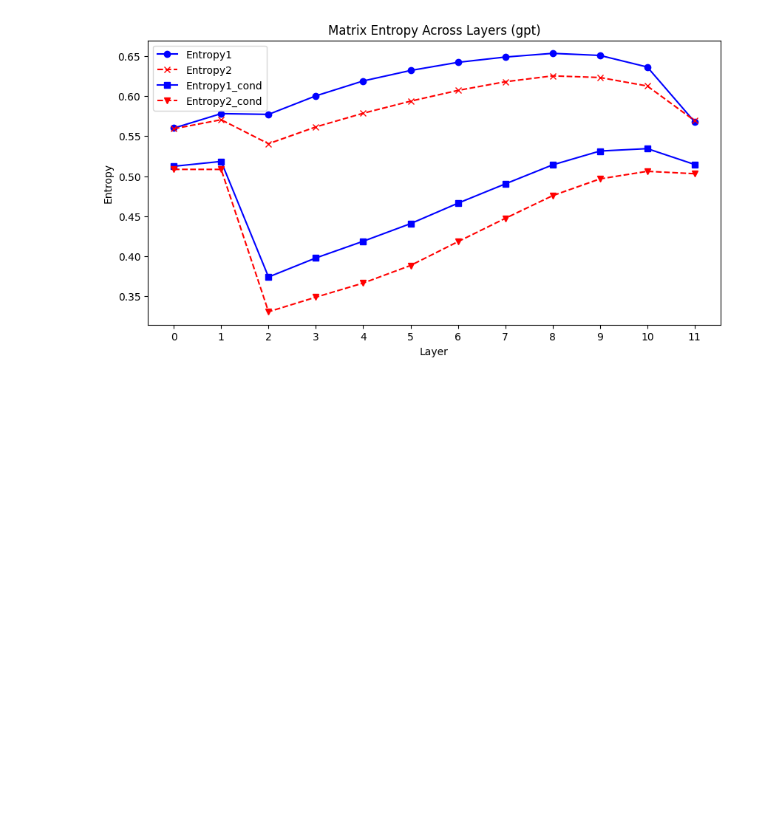
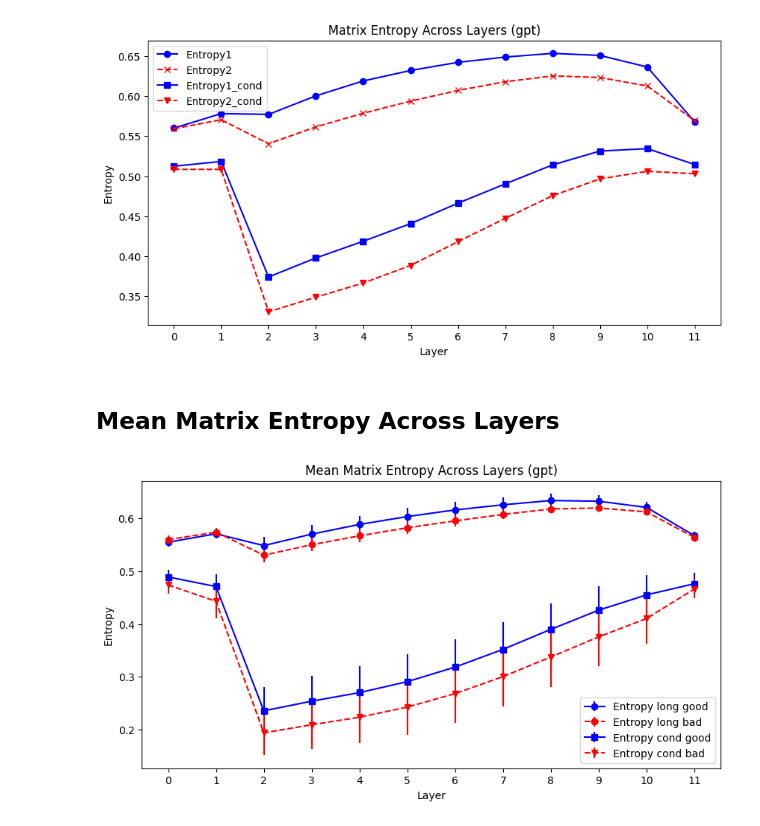
Before and after one commit to YichongLiang/Exploring-Matrix-Entropy-Across-LLM-Layers, a Jupyter notebook: main.ipynb, the cells around one changed output. Cells and saved outputs as stored; diff of their text form; code cells hidden in the pictures; blank space fills up the shorter version.

Commit message:
plot of 10 mean matrix entropy

```diff
--- a/main.ipynb
+++ b/main.ipynb
@@ -52,3 +53,15 @@ def entropy_cal_fn(prompt,MODEL,layer_num):
             Entropy.append(cal_entropy(A))
 
     return Entropy
+
+
+# Calculate mean and std of matrix entropy of a set of prompt
+def entropy_cal_dataset(prompt,MODEL,layers_num):
+    Entropy = []
+    for i in range(len(prompt)):
+        Entropy.append(entropy_cal_fn(prompt[i], MODEL, layers_num))
+    Entropy_np = np.array(Entropy)
+    Entropy_means = np.mean(Entropy_np, axis=0)
+    Entropy_std = np.std(Entropy_np, axis=0)
+
+    return Entropy_means, Entropy_std
@@ -209,3 +225,29 @@ stories_bad_cond = [
     "A family moved into a house with an antique music box that played hypnotic tunes at midnight, trapping their child in a dream world. Solving the music box's riddle involved uncovering a tragic past.",
     "In a town engulfed in perpetual darkness, rumors of a shadowy rooftop creature led a child to confront it, only to learn it was a guardian against darker forces, presenting the child with a life-altering choice."
 ]
+# %%
+Entropy_GPT_good_long_mean, Entropy_GPT_good_long_std = entropy_cal_dataset(stories_good_long,MODEL2,12)
+Entropy_GPT_bad_long_mean, Entropy_GPT_bad_long_std = entropy_cal_dataset(stories_bad_long,MODEL2,12)
+# %%
+Entropy_GPT_good_cond_mean, Entropy_GPT_good_cond_std = entropy_cal_dataset(stories_good_cond,MODEL2,12)
+Entropy_GPT_bad_cond_mean, Entropy_GPT_bad_cond_std = entropy_cal_dataset(stories_bad_cond,MODEL2,12)
+# %% [markdown]
+## Mean Matrix Entropy Across Layers
+# %%
+x_values = list(range(len(Entropy_GPT_good_long_mean)))
+
+plt.figure(figsize=(10, 5))
+plt.errorbar(x_values, Entropy_GPT_good_long_mean, yerr=Entropy_GPT_good_long_std, marker='o', linestyle='-', color='b', label='Entropy long good')
+plt.errorbar(x_values, Entropy_GPT_bad_long_mean, yerr=Entropy_GPT_bad_long_std, marker='o', linestyle='--', color='r', label='Entropy long bad')
+
+plt.errorbar(x_values, Entropy_GPT_good_cond_mean, yerr=Entropy_GPT_good_cond_std, marker='s', linestyle='-', color='b', label='Entropy cond good')
+plt.errorbar(x_values, Entropy_GPT_bad_cond_mean, yerr=Entropy_GPT_bad_cond_std, marker='v', linestyle='--', color='r', label='Entropy cond bad')
+plt.legend()
+plt.title('Mean Matrix Entropy Across Layers (gpt)')
+plt.xlabel('Layer')
+plt.ylabel('Entropy')
+plt.grid(False)
+plt.xticks(x_values)
+plt.show()
+# %% [output]
+[figure, added]
```
Also changed, not shown: parts of 3 cells of this notebook.
